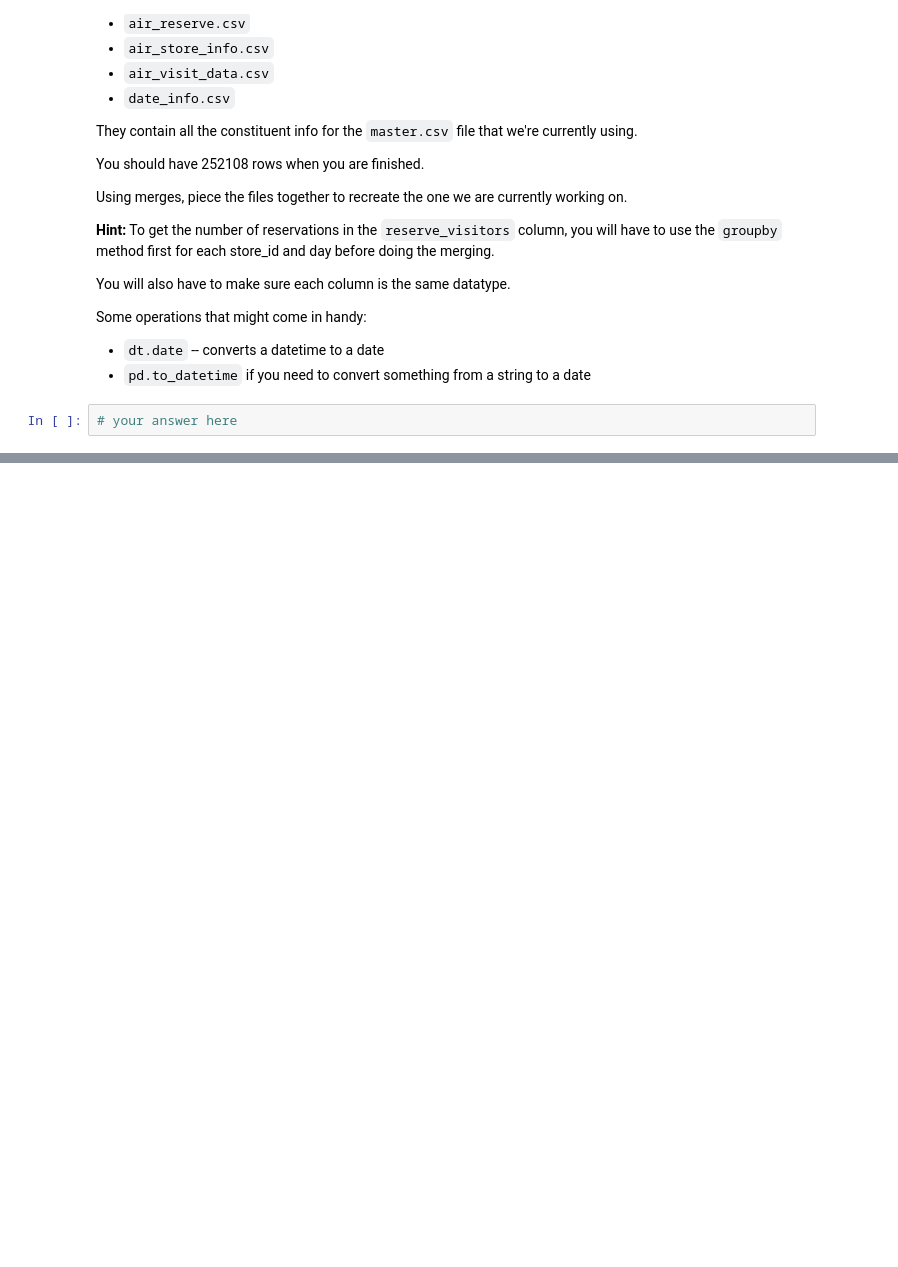
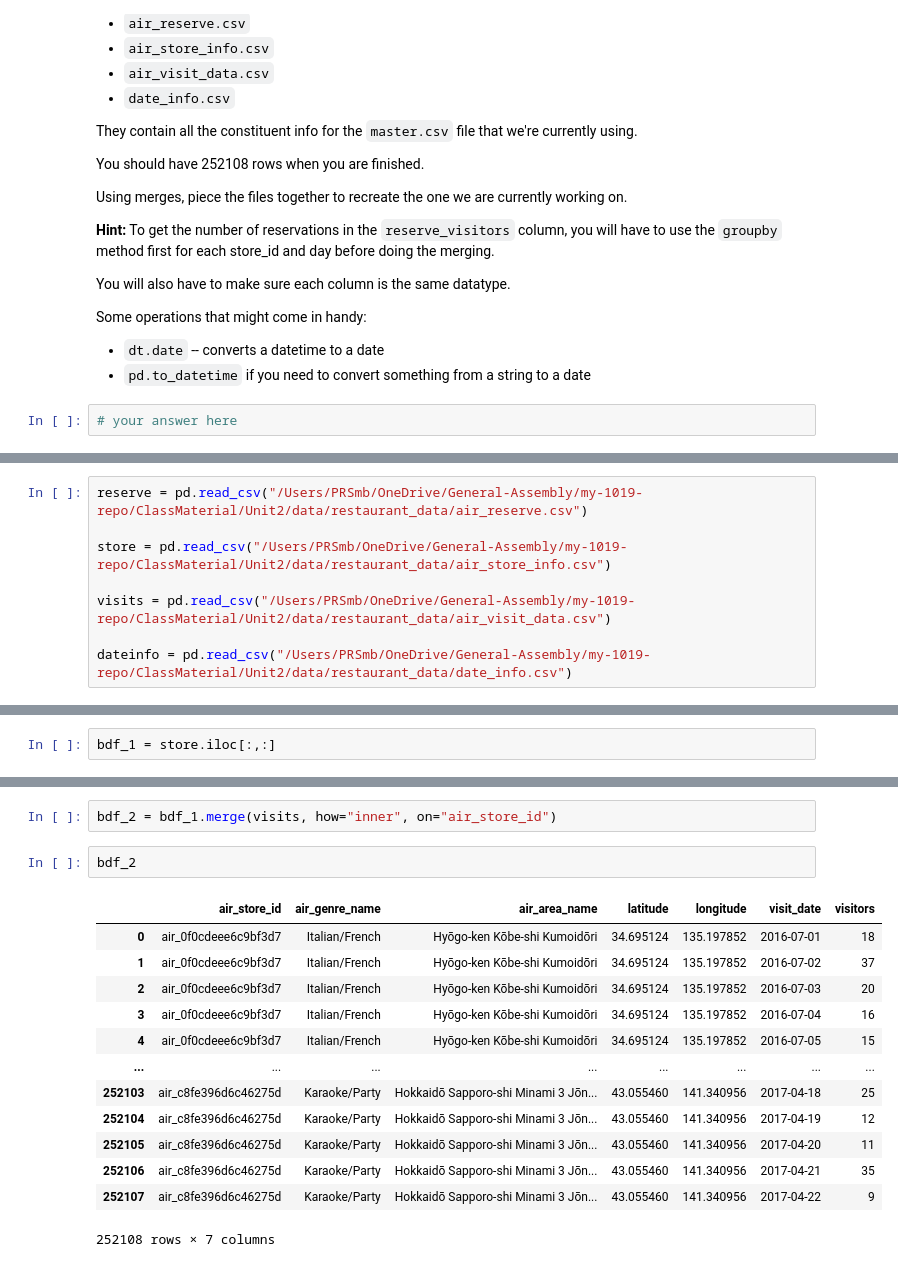
Before and after one commit to Lothdyn/my-1019-repo, a Jupyter notebook: ClassMaterial/Unit2/Class6/labs/Pandas -- Cleaning, Merging, Grouping-Restaurants-.ipynb, the cells around one changed output, grey strips where cells are left out. Drawn from its saved outputs; the diff is of its cells as text; blank space fills up the shorter version.

```diff
--- a/ClassMaterial/Unit2/Class6/labs/Pandas -- Cleaning, Merging, Grouping-Restaurants-.ipynb
+++ b/ClassMaterial/Unit2/Class6/labs/Pandas -- Cleaning, Merging, Grouping-Restaurants-.ipynb
@@ -244,0 +415,8 @@ Some operations that might come in handy:
+# %%
+reserve = pd.read_csv("/Users/PRSmb/OneDrive/General-Assembly/my-1019-repo/ClassMaterial/Unit2/data/restaurant_data/air_reserve.csv")
+
+store = pd.read_csv("/Users/PRSmb/OneDrive/General-Assembly/my-1019-repo/ClassMaterial/Unit2/data/restaurant_data/air_store_info.csv")
+
+visits = pd.read_csv("/Users/PRSmb/OneDrive/General-Assembly/my-1019-repo/ClassMaterial/Unit2/data/restaurant_data/air_visit_data.csv")
+
+dateinfo = pd.read_csv("/Users/PRSmb/OneDrive/General-Assembly/my-1019-repo/ClassMaterial/Unit2/data/restaurant_data/date_info.csv")
@@ -244,0 +518,2 @@ Some operations that might come in handy:
+# %%
+bdf_1 = store.iloc[:,:]
@@ -244,0 +532,18 @@ Some operations that might come in handy:
+# %%
+bdf_2 = bdf_1.merge(visits, how="inner", on="air_store_id")
+# %%
+bdf_2
+# %% [output]
+|  | air_store_id | air_genre_name | air_area_name | latitude | longitude | visit_date | visitors |
+| 0 | air_0f0cdeee6c9bf3d7 | Italian/French | Hyōgo-ken Kōbe-shi Kumoidōri | 34.695124 | 135.197852 | 2016-07-01 | 18 |
+| 1 | air_0f0cdeee6c9bf3d7 | Italian/French | Hyōgo-ken Kōbe-shi Kumoidōri | 34.695124 | 135.197852 | 2016-07-02 | 37 |
+| 2 | air_0f0cdeee6c9bf3d7 | Italian/French | Hyōgo-ken Kōbe-shi Kumoidōri | 34.695124 | 135.197852 | 2016-07-03 | 20 |
+| 3 | air_0f0cdeee6c9bf3d7 | Italian/French | Hyōgo-ken Kōbe-shi Kumoidōri | 34.695124 | 135.197852 | 2016-07-04 | 16 |
+| 4 | air_0f0cdeee6c9bf3d7 | Italian/French | Hyōgo-ken Kōbe-shi Kumoidōri | 34.695124 | 135.197852 | 2016-07-05 | 15 |
+| ... | ... | ... | ... | ... | ... | ... | ... |
+| 252103 | air_c8fe396d6c46275d | Karaoke/Party | Hokkaidō Sapporo-shi Minami 3 Jōn... | 43.055460 | 141.340956 | 2017-04-18 | 25 |
+| 252104 | air_c8fe396d6c46275d | Karaoke/Party | Hokkaidō Sapporo-shi Minami 3 Jōn... | 43.055460 | 141.340956 | 2017-04-19 | 12 |
+| 252105 | air_c8fe396d6c46275d | Karaoke/Party | Hokkaidō Sapporo-shi Minami 3 Jōn... | 43.055460 | 141.340956 | 2017-04-20 | 11 |
+| 252106 | air_c8fe396d6c46275d | Karaoke/Party | Hokkaidō Sapporo-shi Minami 3 Jōn... | 43.055460 | 141.340956 | 2017-04-21 | 35 |
+| 252107 | air_c8fe396d6c46275d | Karaoke/Party | Hokkaidō Sapporo-shi Minami 3 Jōn... | 43.055460 | 141.340956 | 2017-04-22 | 9 |
+252108 rows × 7 columns
```
Also changed, not shown: parts of 58 cells of this notebook, 2 other files.
